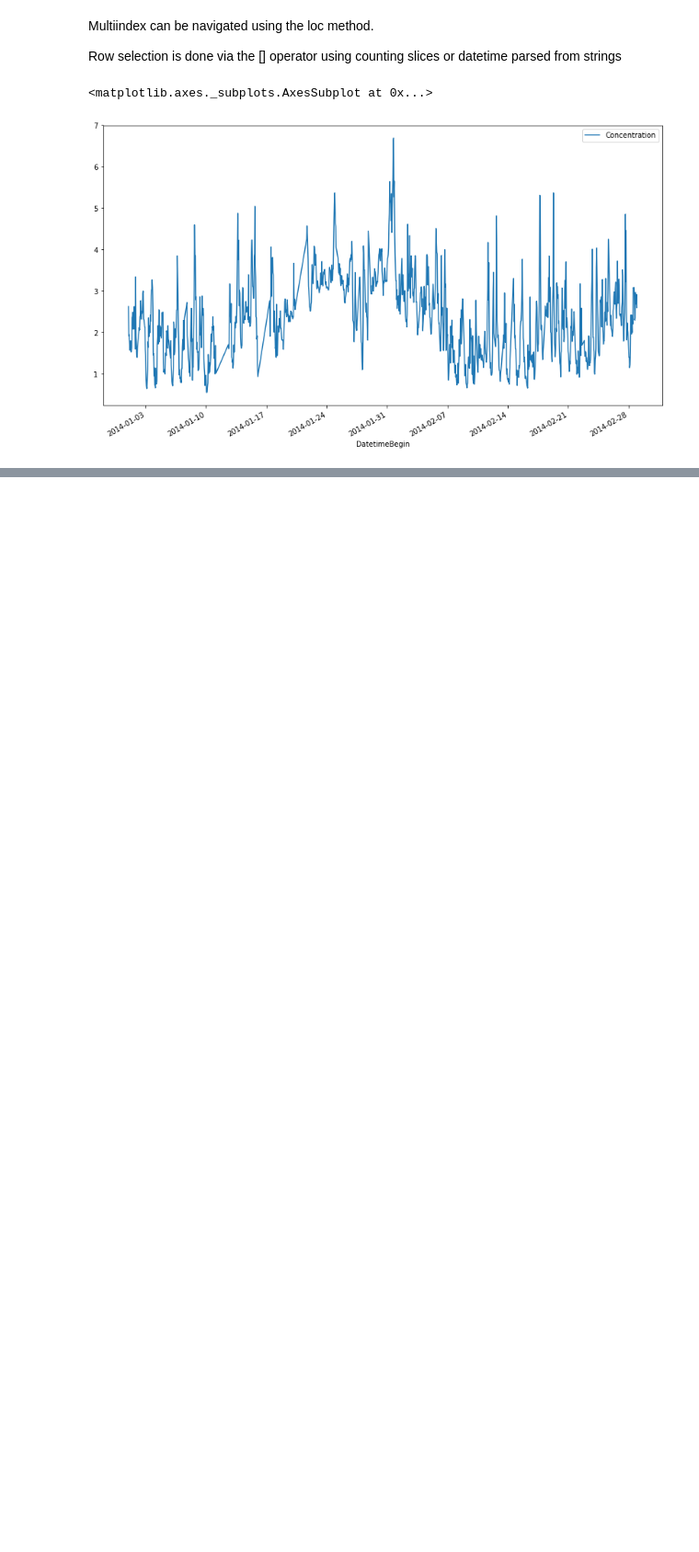
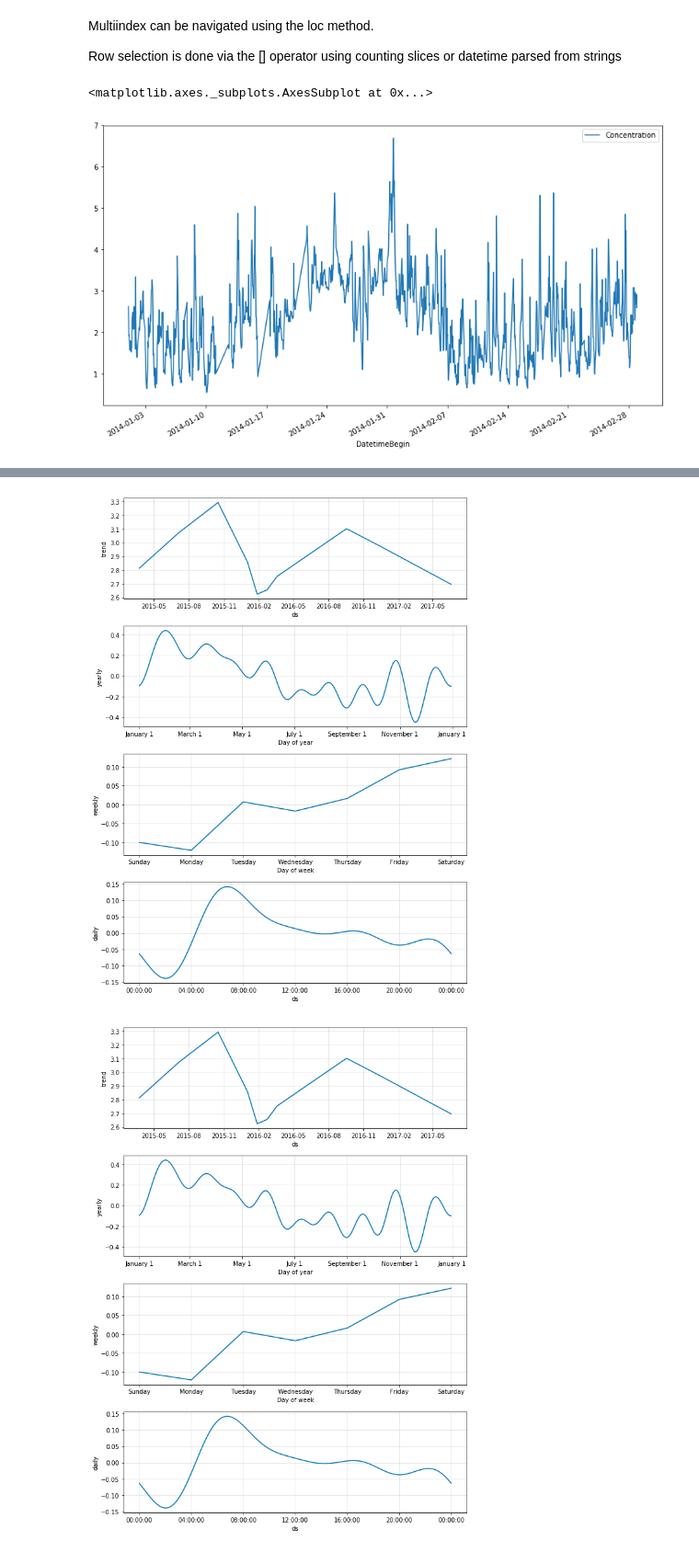
Before and after one commit to Basanites/Pollutant-Prediction, a Jupyter notebook: Leipzig.ipynb, the cells around one changed output, grey strips where cells are left out. Shown at 92% size. Cells and saved outputs as stored; diff of their text form; code cells hidden in the pictures; blank space fills up the shorter version.

```diff
--- a/Leipzig.ipynb
+++ b/Leipzig.ipynb
@@ -108,0 +166,5 @@ DESN082                      46318         46318
+# %%
+model.plot_components(forecast)
+# %% [output]
+[figure, added]
+[figure, added]
```
Also changed, not shown: parts of 15 cells of this notebook.
